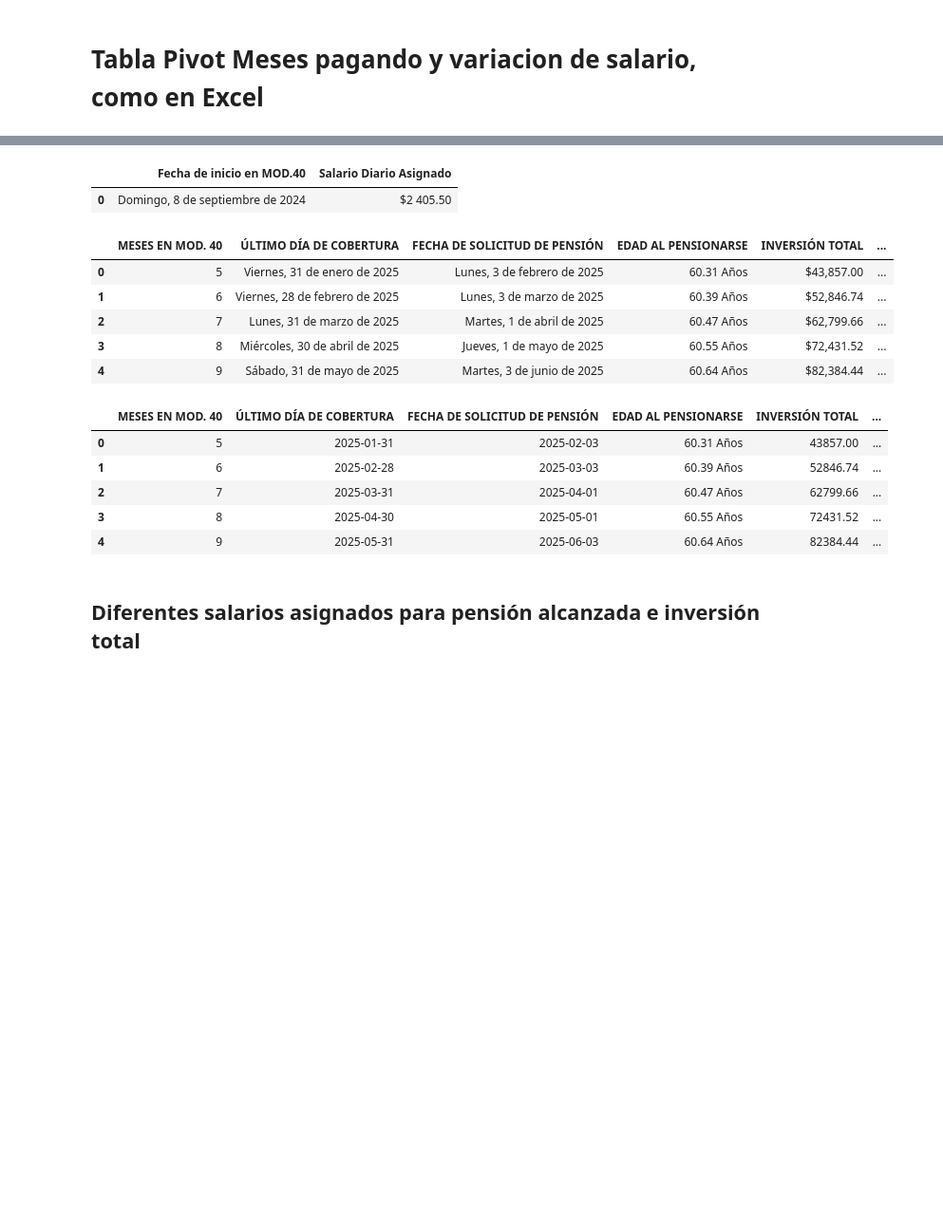
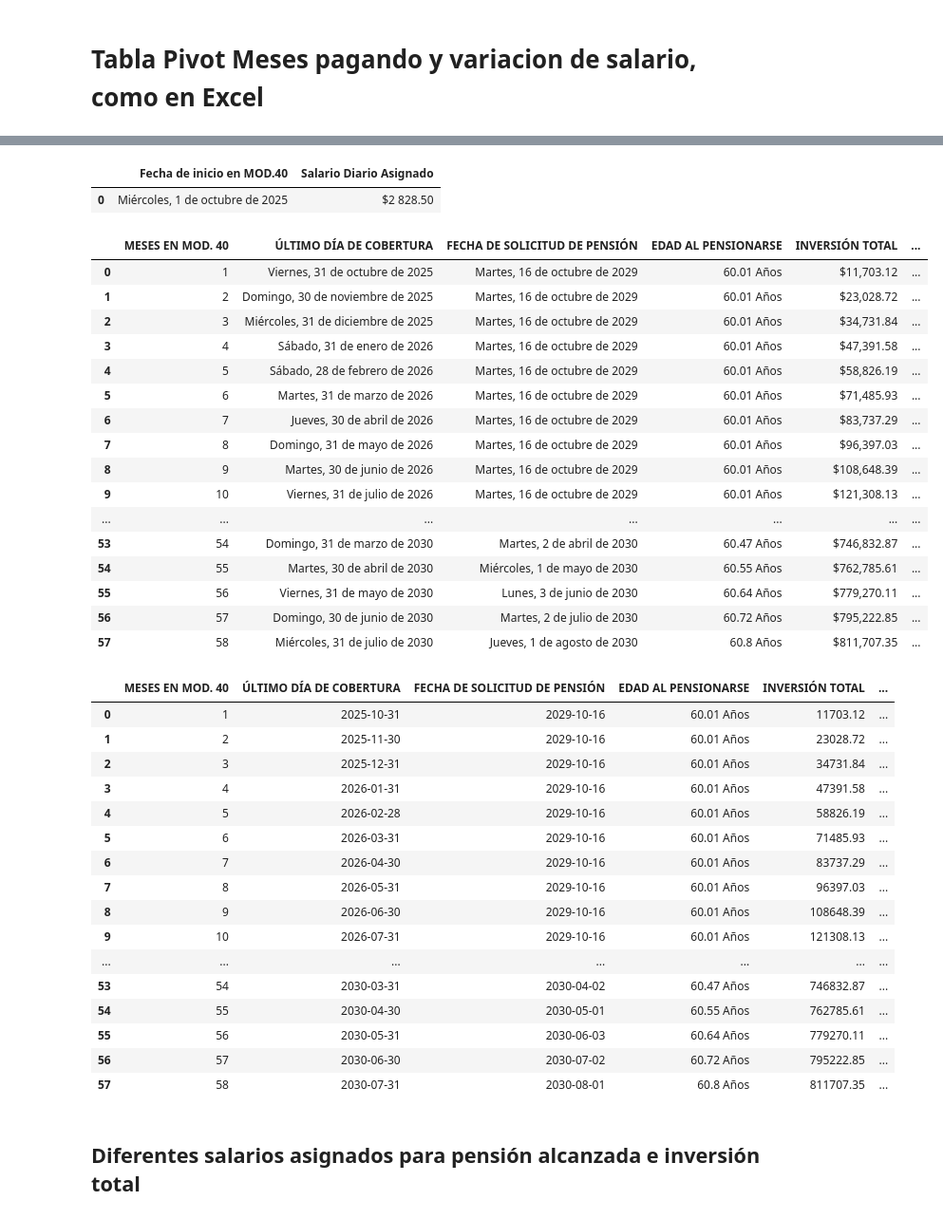
Before and after one commit to Alfonzo1114/streamlit, a Jupyter notebook: Pensiones_V3.ipynb, the cells around one changed output, grey strips where cells are left out. Shown at 95% size. Cells and saved outputs as stored; diff of their text form; code cells hidden in the pictures; blank space fills up the shorter version.

```diff
--- a/Pensiones_V3.ipynb
+++ b/Pensiones_V3.ipynb
@@ -913,7 +926,8 @@ class PensionManual:
         return pension_df, detalles_df
 
 # Example Usage
-pension_manual = PensionManual(edad_pension=edad_pension, year=year, semanas_reconocidas=semanas_reconocidas, salario_promedio=salario_promedio, porcentaje_asignaciones=porcentaje_asignaciones)
+pension_manual = PensionManual(edad_pension=edad_pension,
+                               year=year, semanas_reconocidas=semanas_reconocidas, salario_promedio=salario_promedio, porcentaje_asignaciones=porcentaje_asignaciones)
 
 pension_df, detalles_df = pension_manual.calculo_pension()
 display(pension_df)
@@ -1057,8 +1071,8 @@ def pagos40(salario, start_date, durata):
 
     return tabla_pago40, tabla_pago40_string
 
-salario = 2593.5 #@param {type:"number"}
-start_date = "2023-02-03" #@param {type:"date"}
+salario = 2828.5 #@param {type:"number"}
+start_date = "2025-10-01" #@param {type:"date"}
 start_date = datetime.strptime(start_date, "%Y-%m-%d").date()
 durata = 24 #@param {type:"integer"}
 
@@ -1497,3 +1477,7 @@ Numerical 607483.97
+# %%
+fecha_inicio = date(2025, 10, 1)
+fecha_nacimiento = date(1969, 10, 13)
+salario_asignado = 2828.5
 # %%
 def generate_mod40_tables(salario_diario, fecha_inicio, fecha_nacimiento, durata):
     """
@@ -1567,11 +1551,9 @@ def generate_mod40_tables(salario_diario, fecha_inicio, fecha_nacimiento, durata
 
     return df_info_basica, df_detalle_pension
 
-fecha_inicio = date(2024, 9, 8)
-fecha_nacimiento = date(1964, 10, 13)#date(1965, 10, 5)
-durata = 8
-
-df1, df2 = generate_mod40_tables(2405.5, fecha_inicio, fecha_nacimiento, durata)
+#Example Usage
+durata = 11
+df1, df2 = generate_mod40_tables(salario_asignado, fecha_inicio, fecha_nacimiento, durata)
 
 display(df1)
 display(df2)
@@ -1678,50 +1660,73 @@ def tablas_corridas40(salario_diario, fecha_inicio, fecha_nacimiento, inizio, fi
             'MESES EN MOD. 40': [mese],
             'ÚLTIMO DÍA DE COBERTURA': format_spanish_date(str(fecha_fin_cobertura)),
             'FECHA DE SOLICITUD DE PENSIÓN': format_spanish_date(str(fecha_solicitud)),
             'EDAD AL PENSIONARSE': [f"{edad_al_pensionarse} Años"],
             'INVERSIÓN TOTAL':inversion_total,
             'PENSIÓN ALCANZADA':pension_final
         })
             df_detalle_pension_subsequente_num = pd.DataFrame({
                 'MESES EN MOD. 40': [mese],
                 'ÚLTIMO DÍA DE COBERTURA': [fecha_fin_cobertura],
                 'FECHA DE SOLICITUD DE PENSIÓN': [fecha_solicitud],
                 'EDAD AL PENSIONARSE': [f"{edad_al_pensionarse} Años"],
                 'INVERSIÓN TOTAL':inversion_total_num,
                 'PENSIÓN ALCANZADA':pension_final_num
             })
 
             df_detalle_pension = pd.concat([df_detalle_pension, df_detalle_pension_subsequente], ignore_index=True)
 
             df_detalle_pension_num = pd.concat([df_detalle_pension_num, df_detalle_pension_subsequente_num], ignore_index=True)
 
     return df_info_basica, df_detalle_pension, df_detalle_pension_num
 
-fecha_inicio = date(2024, 9, 8)
-fecha_nacimiento = date(1964, 10, 13)#date(1965, 10, 5)
-inizio = 5
-finale = 9
+# fecha_inicio = date(2025, 10, 1)
+# fecha_nacimiento = date(1969, 10, 13)#date(1965, 10, 5)
+inizio = 1
+finale = 58
 semanas_reconocidas = Usuario.semanas_totales
-df1, df2, df3 = tablas_corridas40(2405.5, fecha_inicio, fecha_nacimiento, inizio, finale, semanas_reconocidas)
+
+df1, df2, df3 = tablas_corridas40(salario_asignado, fecha_inicio, fecha_nacimiento, inizio, finale, semanas_reconocidas)
 
 display(df1)
 display(df2)
 display(df3)
 # %% [output]
 |  | Fecha de inicio en MOD.40 | Salario Diario Asignado |
-| 0 | Domingo, 8 de septiembre de 2024 | $2 405.50 |
+| 0 | Miércoles, 1 de octubre de 2025 | $2 828.50 |
 |  | MESES EN MOD. 40 | ÚLTIMO DÍA DE COBERTURA | FECHA DE SOLICITUD DE PENSIÓN | EDAD AL PENSIONARSE | INVERSIÓN TOTAL | ... |
-| 0 | 5 | Viernes, 31 de enero de 2025 | Lunes, 3 de febrero de 2025 | 60.31 Años | $43,857.00 | ... |
-| 1 | 6 | Viernes, 28 de febrero de 2025 | Lunes, 3 de marzo de 2025 | 60.39 Años | $52,846.74 | ... |
-| 2 | 7 | Lunes, 31 de marzo de 2025 | Martes, 1 de abril de 2025 | 60.47 Años | $62,799.66 | ... |
-| 3 | 8 | Miércoles, 30 de abril de 2025 | Jueves, 1 de mayo de 2025 | 60.55 Años | $72,431.52 | ... |
-| 4 | 9 | Sábado, 31 de mayo de 2025 | Martes, 3 de junio de 2025 | 60.64 Años | $82,384.44 | ... |
+| 0 | 1 | Viernes, 31 de octubre de 2025 | Martes, 16 de octubre de 2029 | 60.01 Años | $11,703.12 | ... |
+| 1 | 2 | Domingo, 30 de noviembre de 2025 | Martes, 16 de octubre de 2029 | 60.01 Años | $23,028.72 | ... |
+| 2 | 3 | Miércoles, 31 de diciembre de 2025 | Martes, 16 de octubre de 2029 | 60.01 Años | $34,731.84 | ... |
+| 3 | 4 | Sábado, 31 de enero de 2026 | Martes, 16 de octubre de 2029 | 60.01 Años | $47,391.58 | ... |
+| 4 | 5 | Sábado, 28 de febrero de 2026 | Martes, 16 de octubre de 2029 | 60.01 Años | $58,826.19 | ... |
+| 5 | 6 | Martes, 31 de marzo de 2026 | Martes, 16 de octubre de 2029 | 60.01 Años | $71,485.93 | ... |
+| 6 | 7 | Jueves, 30 de abril de 2026 | Martes, 16 de octubre de 2029 | 60.01 Años | $83,737.29 | ... |
+| 7 | 8 | Domingo, 31 de mayo de 2026 | Martes, 16 de octubre de 2029 | 60.01 Años | $96,397.03 | ... |
+| 8 | 9 | Martes, 30 de junio de 2026 | Martes, 16 de octubre de 2029 | 60.01 Años | $108,648.39 | ... |
+| 9 | 10 | Viernes, 31 de julio de 2026 | Martes, 16 de octubre de 2029 | 60.01 Años | $121,308.13 | ... |
+| ... | ... | ... | ... | ... | ... | ... |
+| 53 | 54 | Domingo, 31 de marzo de 2030 | Martes, 2 de abril de 2030 | 60.47 Años | $746,832.87 | ... |
+| 54 | 55 | Martes, 30 de abril de 2030 | Miércoles, 1 de mayo de 2030 | 60.55 Años | $762,785.61 | ... |
+| 55 | 56 | Viernes, 31 de mayo de 2030 | Lunes, 3 de junio de 2030 | 60.64 Años | $779,270.11 | ... |
+| 56 | 57 | Domingo, 30 de junio de 2030 | Martes, 2 de julio de 2030 | 60.72 Años | $795,222.85 | ... |
+| 57 | 58 | Miércoles, 31 de julio de 2030 | Jueves, 1 de agosto de 2030 | 60.8 Años | $811,707.35 | ... |
 |  | MESES EN MOD. 40 | ÚLTIMO DÍA DE COBERTURA | FECHA DE SOLICITUD DE PENSIÓN | EDAD AL PENSIONARSE | INVERSIÓN TOTAL | ... |
-| 0 | 5 | 2025-01-31 | 2025-02-03 | 60.31 Años | 43857.00 | ... |
-| 1 | 6 | 2025-02-28 | 2025-03-03 | 60.39 Años | 52846.74 | ... |
-| 2 | 7 | 2025-03-31 | 2025-04-01 | 60.47 Años | 62799.66 | ... |
-| 3 | 8 | 2025-04-30 | 2025-05-01 | 60.55 Años | 72431.52 | ... |
-| 4 | 9 | 2025-05-31 | 2025-06-03 | 60.64 Años | 82384.44 | ... |
+| 0 | 1 | 2025-10-31 | 2029-10-16 | 60.01 Años | 11703.12 | ... |
+| 1 | 2 | 2025-11-30 | 2029-10-16 | 60.01 Años | 23028.72 | ... |
+| 2 | 3 | 2025-12-31 | 2029-10-16 | 60.01 Años | 34731.84 | ... |
+| 3 | 4 | 2026-01-31 | 2029-10-16 | 60.01 Años | 47391.58 | ... |
+| 4 | 5 | 2026-02-28 | 2029-10-16 | 60.01 Años | 58826.19 | ... |
+| 5 | 6 | 2026-03-31 | 2029-10-16 | 60.01 Años | 71485.93 | ... |
+| 6 | 7 | 2026-04-30 | 2029-10-16 | 60.01 Años | 83737.29 | ... |
+| 7 | 8 | 2026-05-31 | 2029-10-16 | 60.01 Años | 96397.03 | ... |
+| 8 | 9 | 2026-06-30 | 2029-10-16 | 60.01 Años | 108648.39 | ... |
+| 9 | 10 | 2026-07-31 | 2029-10-16 | 60.01 Años | 121308.13 | ... |
+| ... | ... | ... | ... | ... | ... | ... |
+| 53 | 54 | 2030-03-31 | 2030-04-02 | 60.47 Años | 746832.87 | ... |
+| 54 | 55 | 2030-04-30 | 2030-05-01 | 60.55 Años | 762785.61 | ... |
+| 55 | 56 | 2030-05-31 | 2030-06-03 | 60.64 Años | 779270.11 | ... |
+| 56 | 57 | 2030-06-30 | 2030-07-02 | 60.72 Años | 795222.85 | ... |
+| 57 | 58 | 2030-07-31 | 2030-08-01 | 60.8 Años | 811707.35 | ... |
 # %% [markdown]
 ## Diferentes salarios asignados para pensión alcanzada e inversión total
 # %%
```
Also changed, not shown: parts of 21 cells of this notebook, 2 other files.
